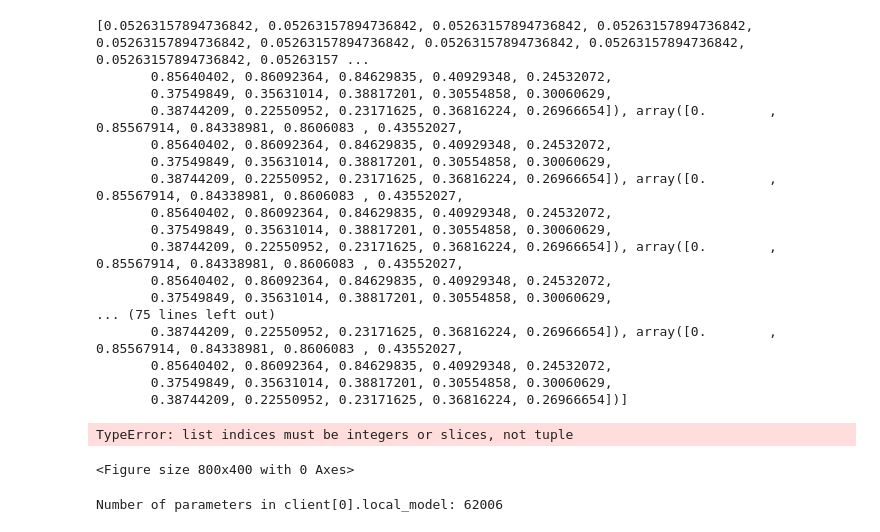
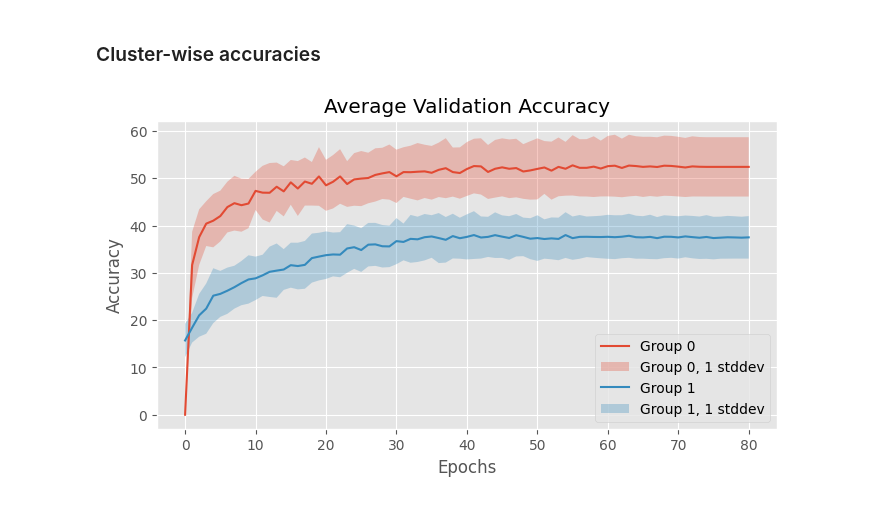
Before and after one commit to tomhagander/decentralized_deep_learning, a Jupyter notebook: analyze_data.ipynb, the cells around one changed output. Cells and saved outputs as stored; diff of their text form; code cells hidden in the pictures.

```diff
--- a/analyze_data.ipynb
+++ b/analyze_data.ipynb
@@ -92,39 +150,17 @@ plt.show()
-# %%
-plt.figure(figsize=(8, 4))
-client_0_similarities = clients[0].all_similarities
-print(client_0_similarities)
-for i in range(1, len(clients)):
-    plt.plot(client_0_similarities[:, i])
-
-plt.xlabel('Time')
-plt.ylabel('Similarity')
-plt.title('Client 0 Similarity to Other Clients')
-plt.legend(['Client {}'.format(i) for i in range(1, len(clients))])
-plt.show()
-# %% [output]
-[0.05263157894736842, 0.05263157894736842, 0.05263157894736842, 0.05263157894736842, 0.05263157894736842, 0.05263157894736842, 0.05263157894736842, 0.05263157894736842, 0.05263157894736842, 0.05263157 ...
-       0.85640402, 0.86092364, 0.84629835, 0.40929348, 0.24532072,
-       0.37549849, 0.35631014, 0.38817201, 0.30554858, 0.30060629,
-       0.38744209, 0.22550952, 0.23171625, 0.36816224, 0.26966654]), array([0.        , 0.85567914, 0.84338981, 0.8606083 , 0.43552027,
-       0.85640402, 0.86092364, 0.84629835, 0.40929348, 0.24532072,
-       0.37549849, 0.35631014, 0.38817201, 0.30554858, 0.30060629,
-       0.38744209, 0.22550952, 0.23171625, 0.36816224, 0.26966654]), array([0.        , 0.85567914, 0.84338981, 0.8606083 , 0.43552027,
-       0.85640402, 0.86092364, 0.84629835, 0.40929348, 0.24532072,
-       0.37549849, 0.35631014, 0.38817201, 0.30554858, 0.30060629,
-       0.38744209, 0.22550952, 0.23171625, 0.36816224, 0.26966654]), array([0.        , 0.85567914, 0.84338981, 0.8606083 , 0.43552027,
-       0.85640402, 0.86092364, 0.84629835, 0.40929348, 0.24532072,
-       0.37549849, 0.35631014, 0.38817201, 0.30554858, 0.30060629,
-... (75 lines left out)
-       0.38744209, 0.22550952, 0.23171625, 0.36816224, 0.26966654]), array([0.        , 0.85567914, 0.84338981, 0.8606083 , 0.43552027,
-       0.85640402, 0.86092364, 0.84629835, 0.40929348, 0.24532072,
-       0.37549849, 0.35631014, 0.38817201, 0.30554858, 0.30060629,
-       0.38744209, 0.22550952, 0.23171625, 0.36816224, 0.26966654])]
-TypeError: list indices must be integers or slices, not tuple
-<Figure size 800x400 with 0 Axes>
-# %%
-import torch
-
-num_params = sum(p.numel() for p in clients[0].local_model.parameters())
-print("Number of parameters in client[0].local_model:", num_params)
-# %% [output]
-Number of parameters in client[0].local_model: 62006
+# %% [markdown]
+### Cluster-wise accuracies
+# %%
+plt.figure(figsize=(8, 4))
+for group in range(2):
+    avg_acc = np.mean([client.val_acc_list for client in clients if client.group == group], axis=0)
+    std_acc = np.std([client.val_acc_list for client in clients if client.group == group], axis=0)
+    plt.plot(avg_acc)
+    plt.fill_between(range(len(avg_acc)), avg_acc - std_acc, avg_acc + std_acc, alpha=0.3)
+
+plt.xlabel('Epochs')
+plt.ylabel('Accuracy')
+plt.title('Average Validation Accuracy')
+plt.legend(['Group 0', 'Group 0, 1 stddev', 'Group 1', 'Group 1, 1 stddev'])
+plt.show()
+# %% [output]
+[figure, added]
```
Also changed, not shown: parts of 9 cells of this notebook, 7 other files.
